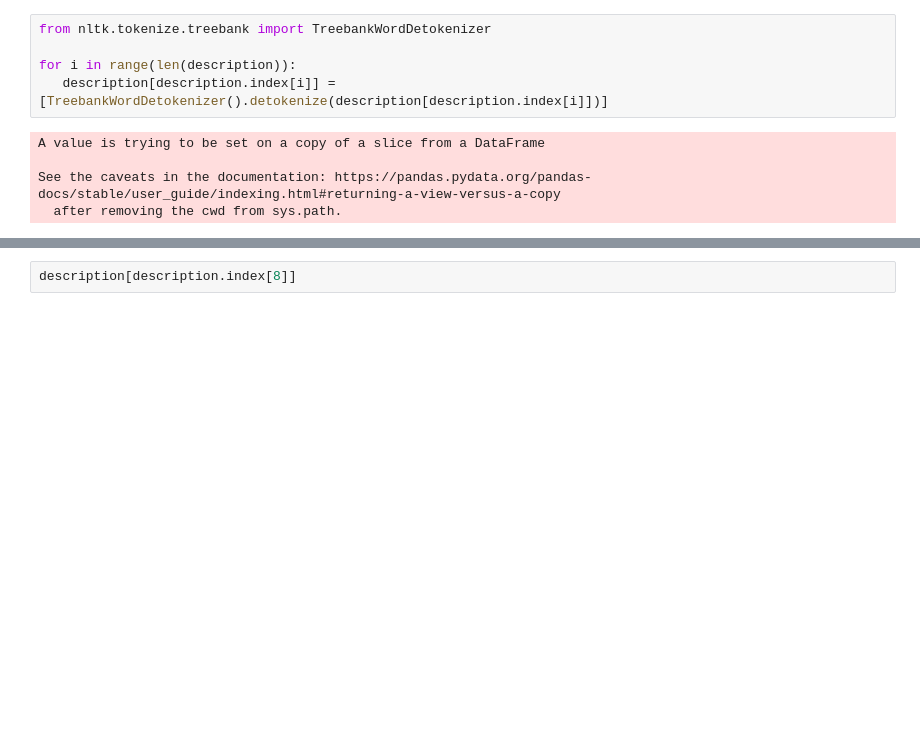
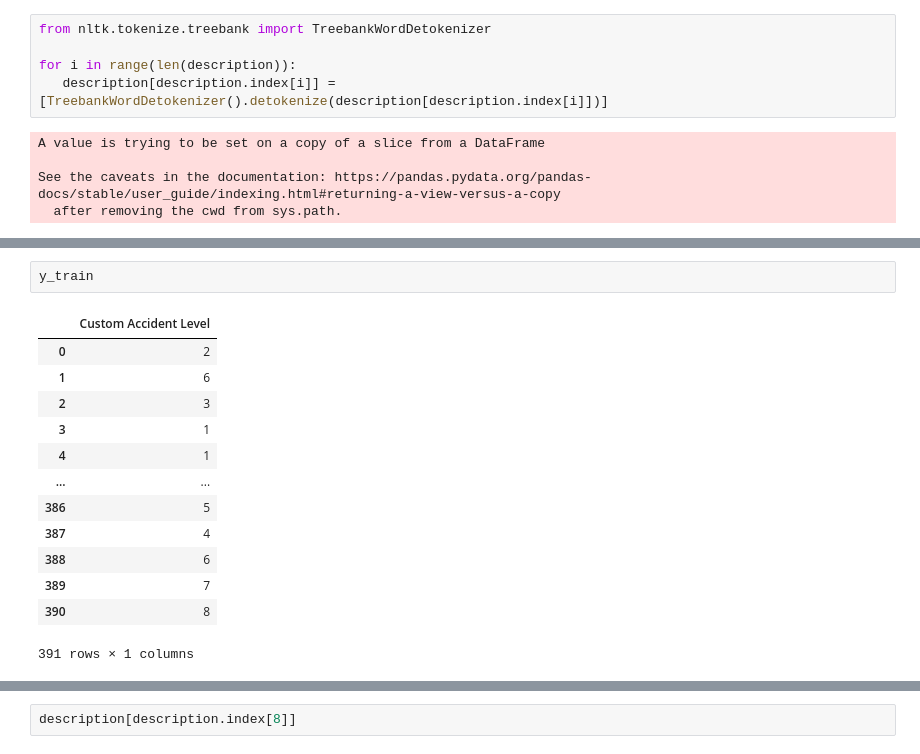
Before and after one commit to siiddd/Risk-Analysis-Chatbot, a Jupyter notebook: Chatbot.ipynb, the cells around one changed output, grey strips where cells are left out. Cells and saved outputs as stored; diff of their text form; blank space fills up the shorter version.

```diff
--- a/Chatbot.ipynb
+++ b/Chatbot.ipynb
@@ -370,0 +420,16 @@ See the caveats in the documentation: https://pandas.pydata.org/pandas-docs/stab
+# %%
+y_train
+# %% [output]
+|  | Custom Accident Level |
+| 0 | 2 |
+| 1 | 6 |
+| 2 | 3 |
+| 3 | 1 |
+| 4 | 1 |
+| ... | ... |
+| 386 | 5 |
+| 387 | 4 |
+| 388 | 6 |
+| 389 | 7 |
+| 390 | 8 |
+391 rows × 1 columns
```
Also changed, not shown: parts of 13 cells of this notebook.
